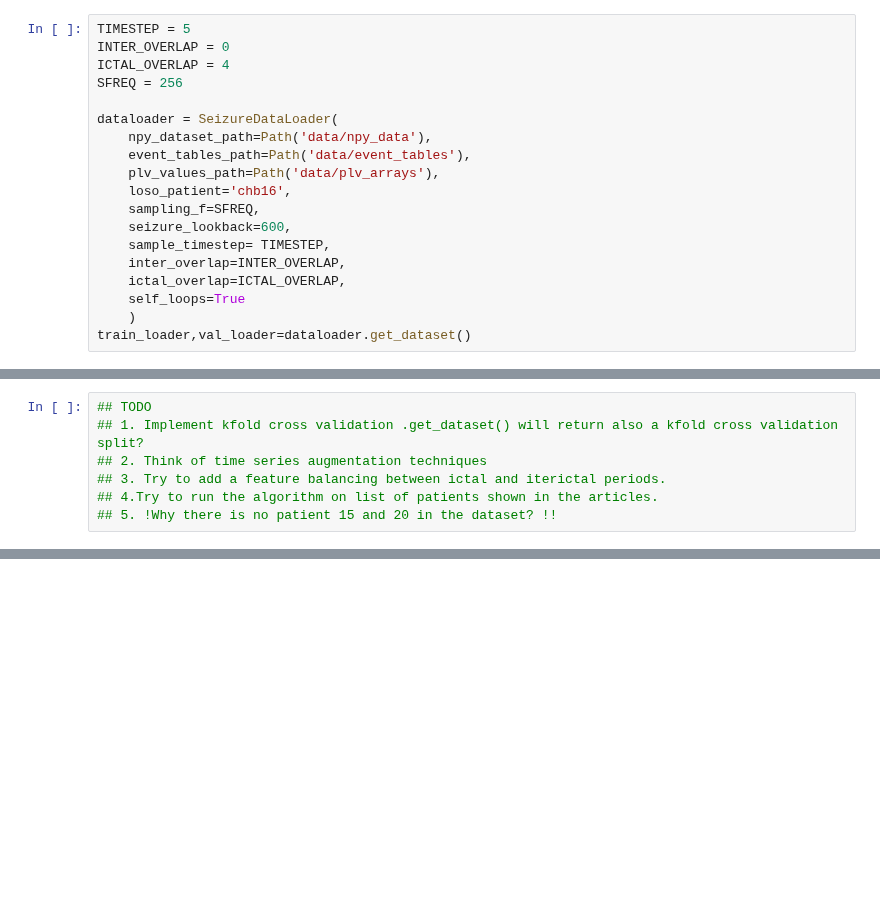
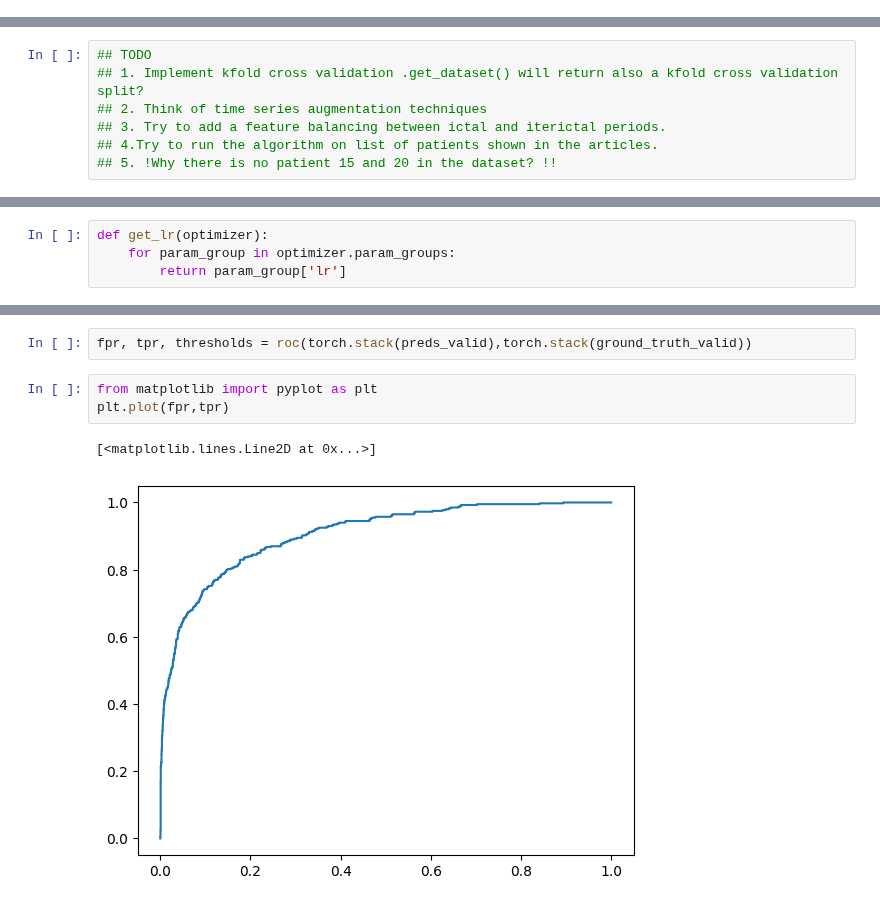
Before and after one commit to szmazurek/sano_eeg, a Jupyter notebook: seizure_table_reading.ipynb, the cells around one changed output, grey strips where cells are left out. Drawn from its saved outputs; the diff is of its cells as text; blank space fills up the shorter version.

```diff
--- a/seizure_table_reading.ipynb
+++ b/seizure_table_reading.ipynb
@@ -428,22 +413,3 @@ Error:
-# %%
-TIMESTEP = 5
-INTER_OVERLAP = 0
-ICTAL_OVERLAP = 4
-SFREQ = 256
-
-dataloader = SeizureDataLoader(
-    npy_dataset_path=Path('data/npy_data'),
-    event_tables_path=Path('data/event_tables'),
-    plv_values_path=Path('data/plv_arrays'),
-    loso_patient='chb16',
-    sampling_f=SFREQ,
-    seizure_lookback=600,
-    sample_timestep= TIMESTEP,
-    inter_overlap=INTER_OVERLAP,
-    ictal_overlap=ICTAL_OVERLAP,
-    self_loops=True
-    )
-train_loader,val_loader=dataloader.get_dataset()
 # %%
 from sklearn import metrics
 def get_accuracy(y_true, y_prob):
@@ -466 +513,5 @@ dataset_train, dataset_val = temporal_signal_split(train_loader,train_ratio=0.8)
+# %%
+def get_lr(optimizer):
+    for param_group in optimizer.param_groups:
+        return param_group['lr']
 # %%
@@ -515,2 +687,10 @@ for epoch in tqdm(range(10)):
+# %%
+fpr, tpr, thresholds = roc(torch.stack(preds_valid),torch.stack(ground_truth_valid))
+# %%
+from matplotlib import pyplot as plt
+plt.plot(fpr,tpr)
+# %% [output]
+[<matplotlib.lines.Line2D at 0x...>]
+[figure, added]
 # %%
 np.equal(np.where(np.array(ground_truth) == 1)[0],np.where(np.array(preds) >0)[0] )
```
Also changed, not shown: parts of 15 cells of this notebook, 3 other files.
